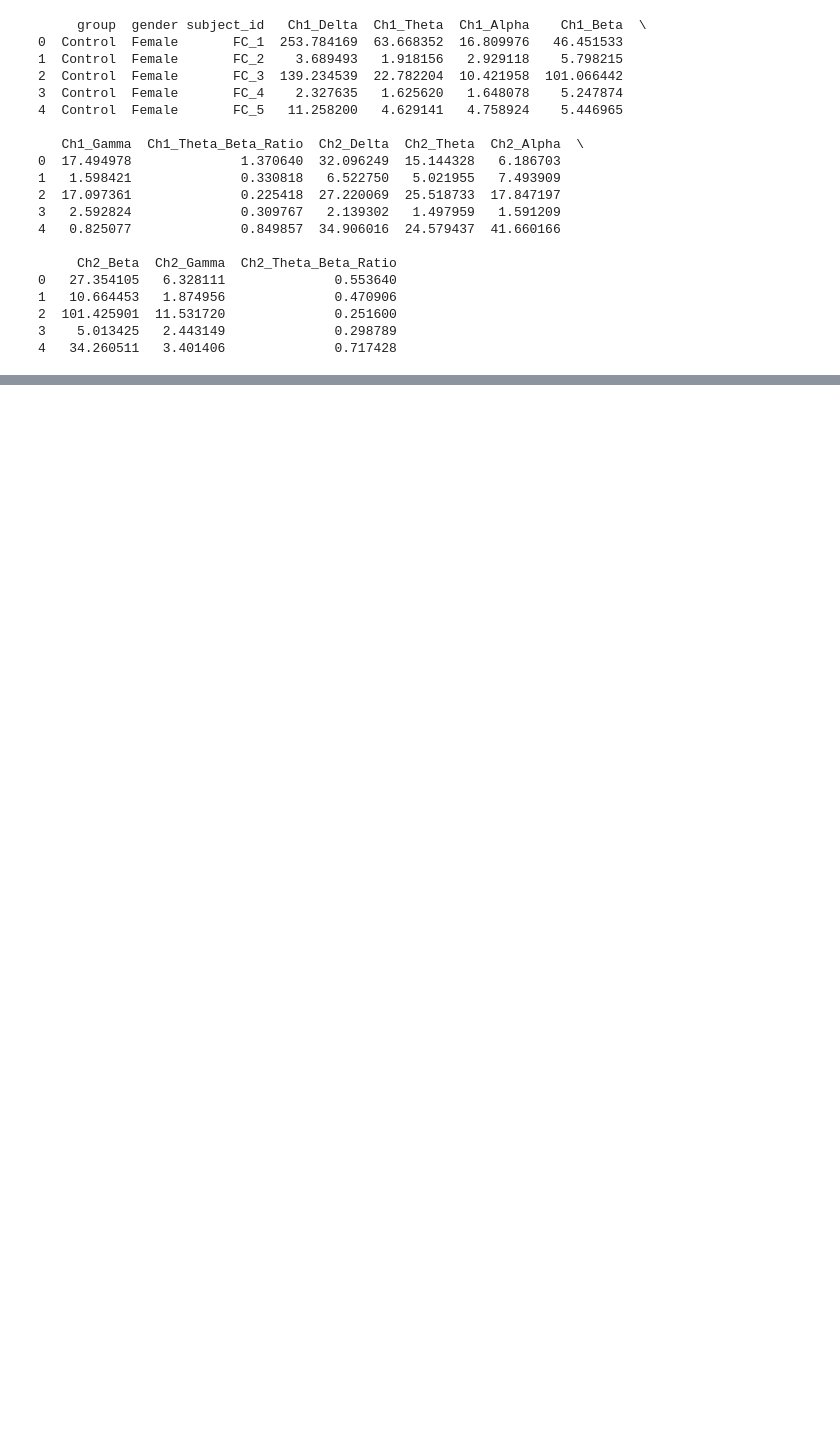
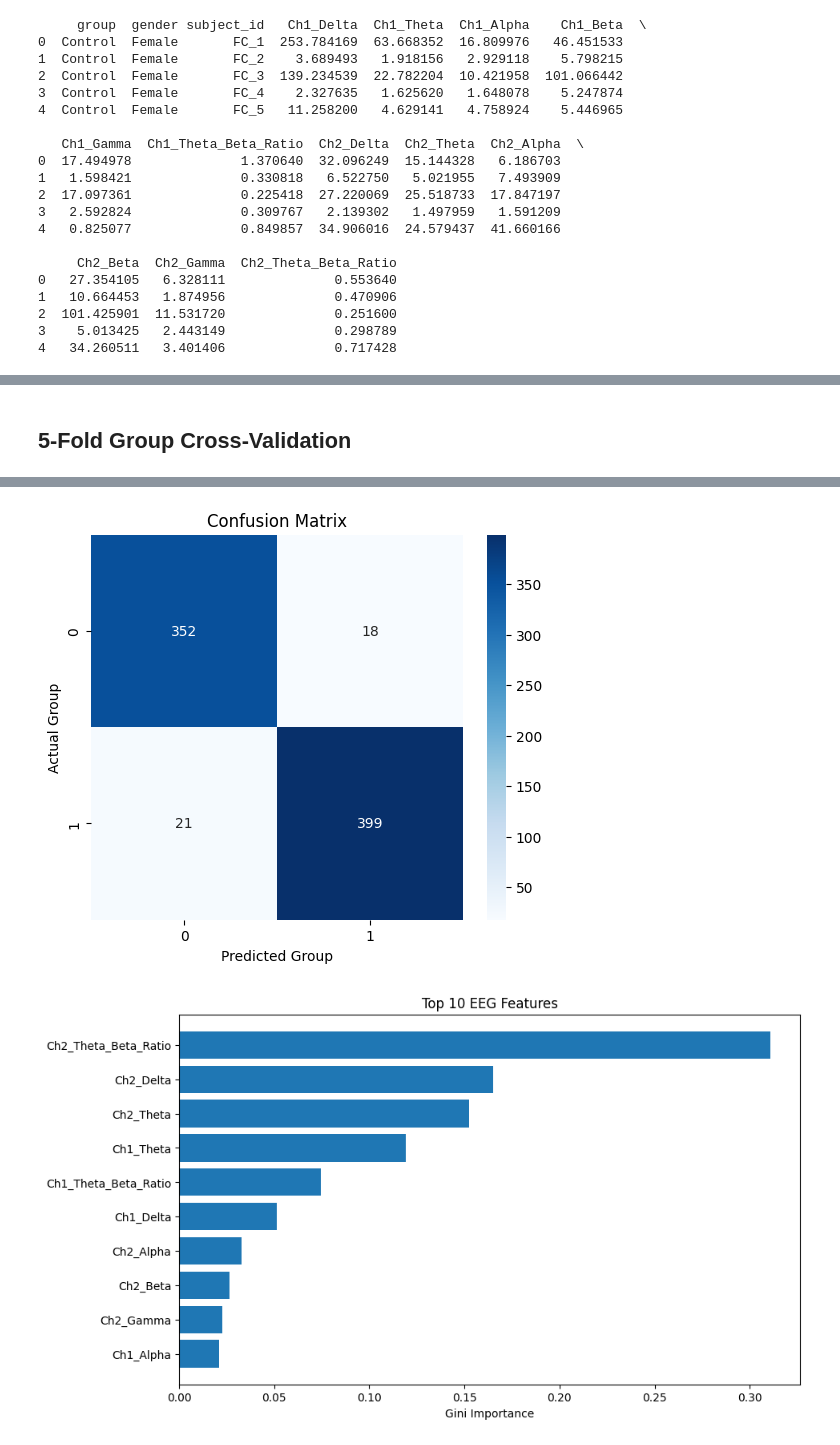
Before and after one commit to iomullony/ADHD-Predictor, a Jupyter notebook: main.ipynb, the cells around one changed output, grey strips where cells are left out. Saved outputs shown, nothing was run; the diff lists cells and outputs as text; code cells hidden in the pictures; blank space fills up the shorter version.

Commit message:
building the model

```diff
--- a/main.ipynb
+++ b/main.ipynb
@@ -503,0 +642,77 @@ Train a machine learning classifier (e.g., Random Forest) to predict the group b
+# %% [markdown]
+## 5-Fold Group Cross-Validation
+# %%
+# Load Data
+df = pd.read_csv('ADHD_features_extracted.csv')
+
+# Define Groups & Features
+groups = df['subject_id']
+X = df.drop(['group', 'subject_id', 'gender'], axis=1)
+y = df['group']
+
+# Define Models
+models = {
+    "Random Forest": RandomForestClassifier(n_estimators=200, random_state=42, class_weight='balanced'),
+    "SVM (RBF)": Pipeline([
+        ('scaler', StandardScaler()),
+        ('svm', SVC(kernel='rbf', probability=True, class_weight='balanced'))
+    ])
+}
+
+# Run 5-Fold Cross-Validation
+gkf = GroupKFold(n_splits=5)
+results = []
+
+for name, model in models.items():
+    fold_scores = []
+
+    # Custom loop to ensure groups are respected
+    for train_idx, test_idx in gkf.split(X, y, groups):
+        X_train, X_test = X.iloc[train_idx], X.iloc[test_idx]
+        y_train, y_test = y.iloc[train_idx], y.iloc[test_idx]
+
+        model.fit(X_train, y_train)
+        y_pred = model.predict(X_test)
+        fold_scores.append(accuracy_score(y_test, y_pred))
+
+    results.append({
+        "Model": name,
+        "Mean Accuracy": np.mean(fold_scores),
+        "Std Dev": np.std(fold_scores)
+    })
+
+# Scientific Results
+results_df = pd.DataFrame(results)
+print("\n--- Cross-Validation Results ---")
+print(results_df)
+
+champion_model = models["Random Forest"]
+y_pred_cv = cross_val_predict(champion_model, X, y, groups=groups, cv=gkf)
+
+# Calculate standard medical metrics
+print("\n--- Final Classification Report ---")
+print(classification_report(y, y_pred_cv, target_names=['Control', 'ADHD']))
+
+# Confusion Matrix
+plt.figure(figsize=(6, 5))
+sns.heatmap(confusion_matrix(y, y_pred_cv), annot=True, fmt='d', cmap='Blues')
+plt.title('Confusion Matrix')
+plt.ylabel('Actual Group')
+plt.xlabel('Predicted Group')
+plt.savefig('report/imgs/confusion_matrix.png', dpi=300, bbox_inches='tight')
+plt.show()
+
+# Feature Importance
+champion_model.fit(X, y)
+
+importances = champion_model.feature_importances_
+indices = np.argsort(importances)[-10:]
+
+plt.figure(figsize=(10, 6))
+plt.barh(range(len(indices)), importances[indices])
+plt.yticks(range(len(indices)), [X.columns[i] for i in indices])
+plt.xlabel('Gini Importance')
+plt.title('Top 10 EEG Features')
+plt.savefig('report/imgs/feature_importance.png', dpi=300, bbox_inches='tight')
+plt.show()
+# %% [output]
@@ -503,0 +733,2 @@ Train a machine learning classifier (e.g., Random Forest) to predict the group b
+[figure, added]
+[figure, added]
```
Also changed, not shown: parts of 13 cells of this notebook, 9 other files.
